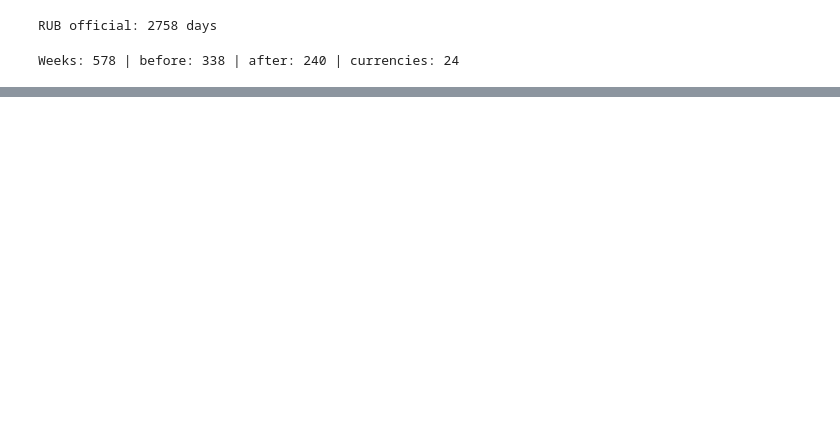
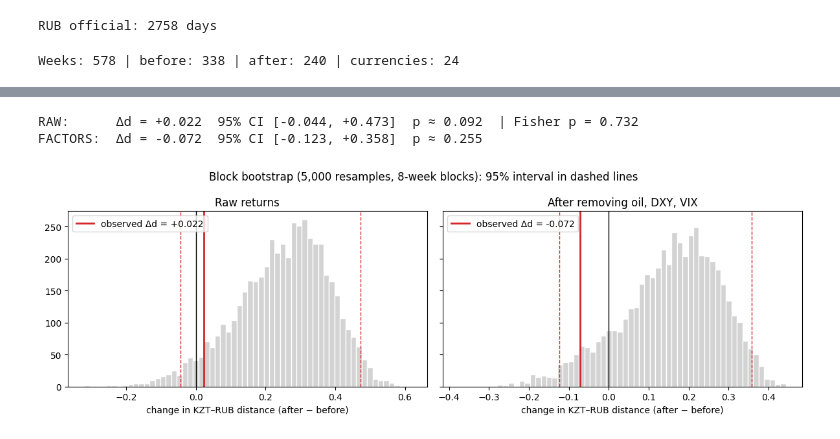
Before and after one commit to saratyulyuova/tenge-ruble-network, a Jupyter notebook: analysis.ipynb, the cells around one changed output, grey strips where cells are left out. Saved outputs shown, nothing was run; the diff lists cells and outputs as text; code cells hidden in the pictures; blank space fills up the shorter version.

```diff
--- a/analysis.ipynb
+++ b/analysis.ipynb
@@ -93,0 +176,19 @@ Weeks: 578 | before: 338 | after: 240 | currencies: 24
+# %%
+def factor_resid(Rp, Fp):
+    """OLS of each currency on [1, OIL, DXY, VIX]; returns residuals, betas, R²."""
+    X = np.column_stack([np.ones(len(Fp)), Fp.values])
+    B, *_ = np.linalg.lstsq(X, Rp.values, rcond=None)
+    E = Rp.values - X @ B
+    resid = pd.DataFrame(E, index=Rp.index, columns=Rp.columns)
+    betas = pd.DataFrame(B[1:].T, index=Rp.columns, columns=Fp.columns)
+    r2 = pd.Series(1 - E.var(axis=0) / Rp.values.var(axis=0), index=Rp.columns)
+    return resid, betas, r2
+
+E_pre, B_pre, R2_pre = factor_resid(pre, F_pre)
+E_post, B_post, R2_post = factor_resid(post, F_post)
+table3 = pd.concat({
+    "before": pd.concat([B_pre.loc[["KZT", "RUB"]], R2_pre[["KZT", "RUB"]].rename("R2")], axis=1),
+    "after":  pd.concat([B_post.loc[["KZT", "RUB"]], R2_post[["KZT", "RUB"]].rename("R2")], axis=1),
+}).round(3)
+table3.to_csv(f"{FIG}/table3_factor_betas.csv")
+table3
@@ -93,0 +201,48 @@ Weeks: 578 | before: 338 | after: 240 | currencies: 24
+# %%
+rng = np.random.default_rng(42)
+
+def d_kr(X, Fx=None):
+    X = X[["KZT", "RUB"]]
+    if Fx is not None:
+        X, _, _ = factor_resid(X, Fx)       # re-estimate factors inside every resample
+    return np.sqrt(2 * (1 - X["KZT"].corr(X["RUB"])))
+
+def block_idx(n, b):
+    starts = rng.integers(0, n - b + 1, size=int(np.ceil(n / b)))
+    return np.concatenate([np.arange(s, s + b) for s in starts])[:n]
+
+def boot_test(A, B_, FA=None, FB=None, b=8, n_boot=5000):
+    delta = d_kr(B_, FB) - d_kr(A, FA)
+    sims = np.empty(n_boot)
+    for k in range(n_boot):
+        ia, ib = block_idx(len(A), b), block_idx(len(B_), b)
+        sims[k] = (d_kr(B_.iloc[ib], None if FB is None else FB.iloc[ib])
+                   - d_kr(A.iloc[ia], None if FA is None else FA.iloc[ia]))
+    lo, hi = np.percentile(sims, [2.5, 97.5])
+    p = min(1.0, 2 * min((sims <= 0).mean(), (sims >= 0).mean()))
+    return delta, lo, hi, p, sims
+
+def fisher(A, B_):
+    r1, r2 = A["KZT"].corr(A["RUB"]), B_["KZT"].corr(B_["RUB"])
+    z = (np.arctanh(r2) - np.arctanh(r1)) / np.sqrt(1 / (len(A) - 3) + 1 / (len(B_) - 3))
+    return 2 * (1 - norm.cdf(abs(z)))
+
+delta, lo, hi, p, sims = boot_test(pre, post)
+print(f"RAW:      Δd = {delta:+.3f}  95% CI [{lo:+.3f}, {hi:+.3f}]  p ≈ {p:.3f}  | Fisher p = {fisher(pre, post):.3f}")
+delta_e, lo_e, hi_e, p_e, sims_e = boot_test(pre, post, F_pre, F_post)
+print(f"FACTORS:  Δd = {delta_e:+.3f}  95% CI [{lo_e:+.3f}, {hi_e:+.3f}]  p ≈ {p_e:.3f}")
+
+fig, ax = plt.subplots(1, 2, figsize=(12, 4), sharey=True)
+for a, s, d0, l, h, t in [(ax[0], sims, delta, lo, hi, "Raw returns"),
+                          (ax[1], sims_e, delta_e, lo_e, hi_e, "After removing oil, DXY, VIX")]:
+    a.hist(s, bins=60, color="lightgray", edgecolor="white")
+    a.axvline(0, color="black", lw=1)
+    a.axvline(d0, color="#d62728", lw=2, label=f"observed Δd = {d0:+.3f}")
+    a.axvline(l, color="#d62728", ls="--", lw=1); a.axvline(h, color="#d62728", ls="--", lw=1)
+    a.set_title(t); a.set_xlabel("change in KZT–RUB distance (after − before)"); a.legend()
+plt.suptitle("Block bootstrap (5,000 resamples, 8-week blocks): 95% interval in dashed lines")
+plt.tight_layout(); plt.savefig(f"{FIG}/fig5_bootstrap.png", dpi=200); plt.show()
+# %% [output]
+RAW:      Δd = +0.022  95% CI [-0.044, +0.473]  p ≈ 0.092  | Fisher p = 0.732
+FACTORS:  Δd = -0.072  95% CI [-0.123, +0.358]  p ≈ 0.255
+[figure, added]
```
Also changed, not shown: parts of 7 cells of this notebook.
